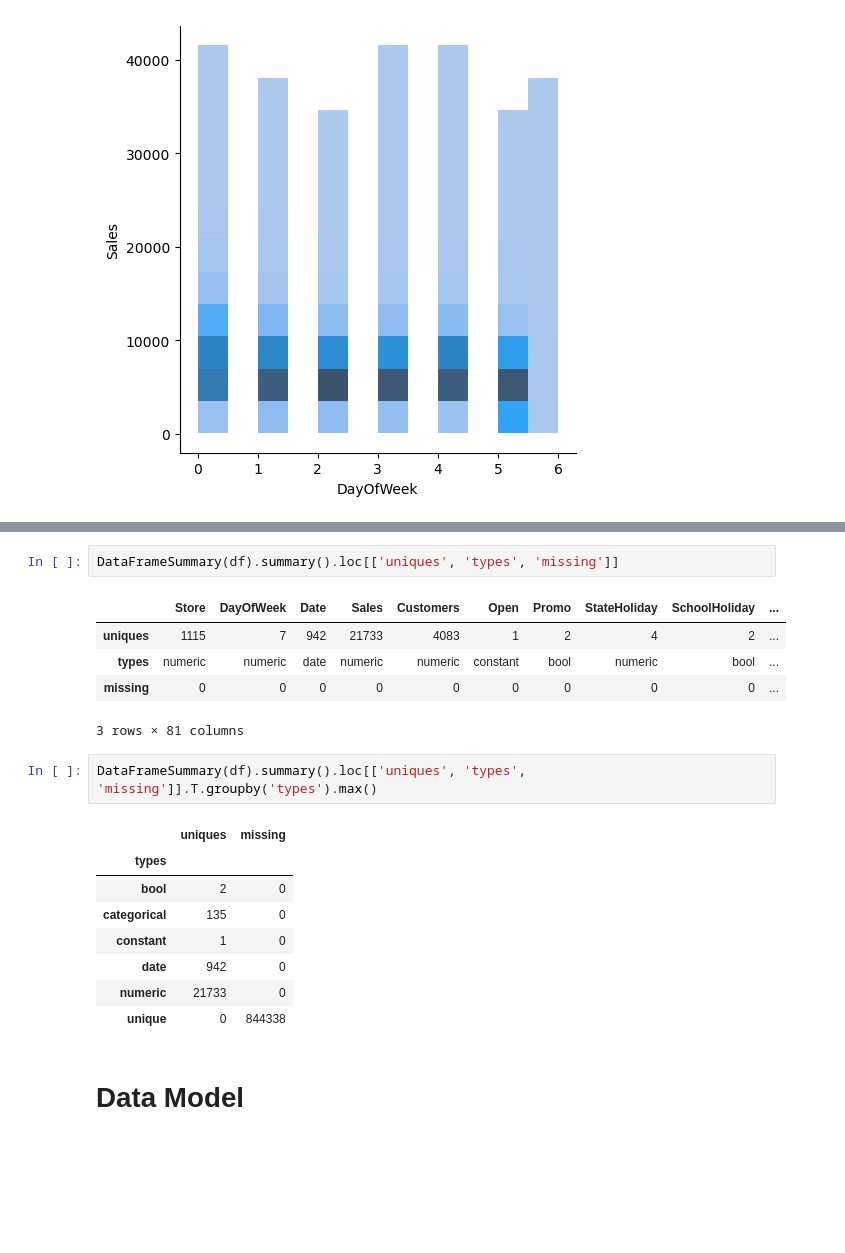
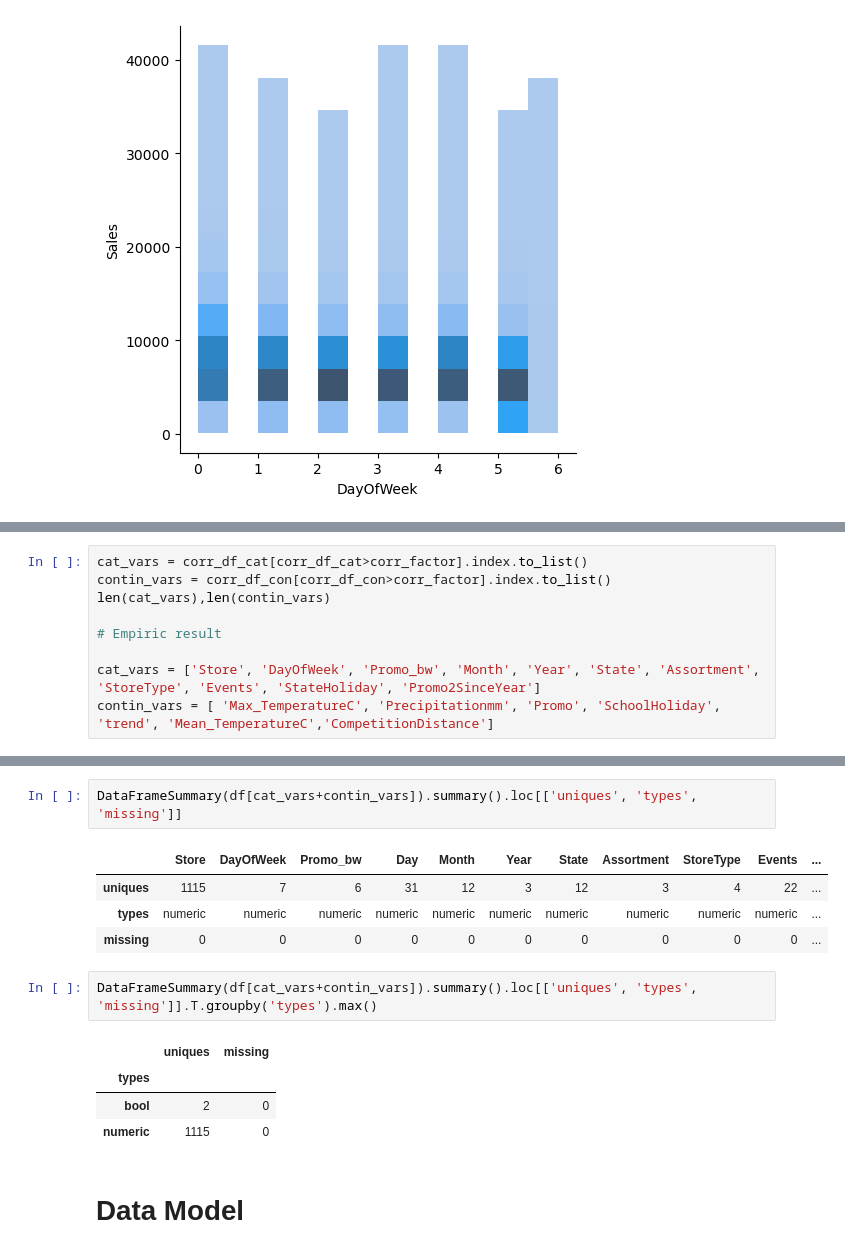
Before and after one commit to facu-s/kaggle-rossmann, a Jupyter notebook: Solution_lightGBM.ipynb, the cells around one changed output, grey strips where cells are left out. Saved outputs shown, nothing was run; the diff lists cells and outputs as text; blank space fills up the shorter version.

```diff
--- a/Solution_lightGBM.ipynb
+++ b/Solution_lightGBM.ipynb
@@ -108,0 +126,9 @@ Name: Sales, dtype: float64
+# %%
+cat_vars = corr_df_cat[corr_df_cat>corr_factor].index.to_list()
+contin_vars = corr_df_con[corr_df_con>corr_factor].index.to_list()
+len(cat_vars),len(contin_vars)
+
+# Empiric result
+
+cat_vars = ['Store', 'DayOfWeek', 'Promo_bw', 'Month', 'Year', 'State', 'Assortment', 'StoreType', 'Events', 'StateHoliday', 'Promo2SinceYear']
+contin_vars = [ 'Max_TemperatureC', 'Precipitationmm', 'Promo', 'SchoolHoliday', 'trend', 'Mean_TemperatureC','CompetitionDistance']
@@ -109,22 +155,17 @@ Name: Sales, dtype: float64
 # %%
-DataFrameSummary(df).summary().loc[['uniques', 'types', 'missing']]
+DataFrameSummary(df[cat_vars+contin_vars]).summary().loc[['uniques', 'types', 'missing']]
 # %% [output]
-|  | Store | DayOfWeek | Date | Sales | Customers | Open | Promo | StateHoliday | SchoolHoliday | ... |
-| uniques | 1115 | 7 | 942 | 21733 | 4083 | 1 | 2 | 4 | 2 | ... |
-| types | numeric | numeric | date | numeric | numeric | constant | bool | numeric | bool | ... |
-| missing | 0 | 0 | 0 | 0 | 0 | 0 | 0 | 0 | 0 | ... |
+|  | Store | DayOfWeek | Promo_bw | Day | Month | Year | State | Assortment | StoreType | Events | ... |
+| uniques | 1115 | 7 | 6 | 31 | 12 | 3 | 12 | 3 | 4 | 22 | ... |
+| types | numeric | numeric | numeric | numeric | numeric | numeric | numeric | numeric | numeric | numeric | ... |
+| missing | 0 | 0 | 0 | 0 | 0 | 0 | 0 | 0 | 0 | 0 | ... |
-3 rows × 81 columns
 # %%
-DataFrameSummary(df).summary().loc[['uniques', 'types', 'missing']].T.groupby('types').max()
+DataFrameSummary(df[cat_vars+contin_vars]).summary().loc[['uniques', 'types', 'missing']].T.groupby('types').max()
 # %% [output]
 |  | uniques | missing |
 | types |  |  |
 | bool | 2 | 0 |
-| categorical | 135 | 0 |
-| constant | 1 | 0 |
-| date | 942 | 0 |
-| numeric | 21733 | 0 |
-| unique | 0 | 844338 |
+| numeric | 1115 | 0 |
 # %% [markdown]
 # Data Model
 # %%
```
Also changed, not shown: parts of 29 cells of this notebook.
